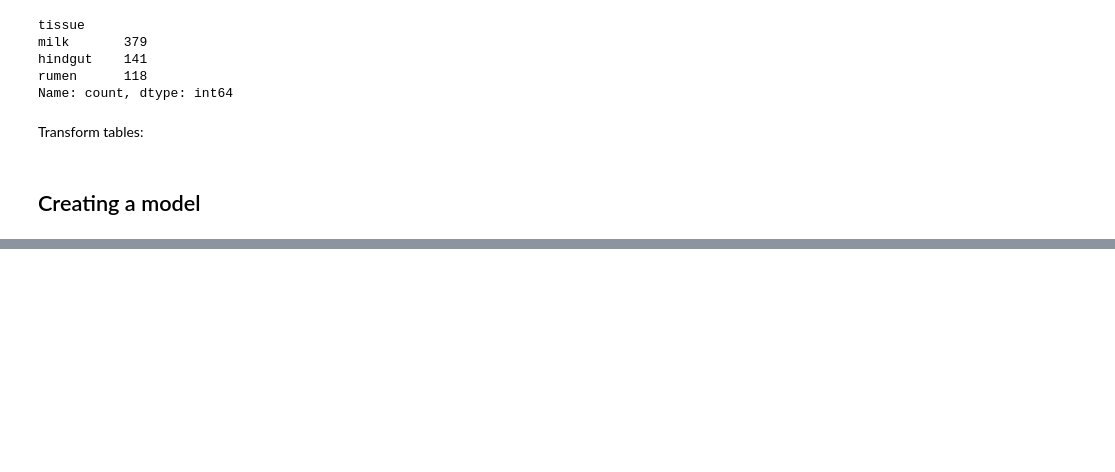
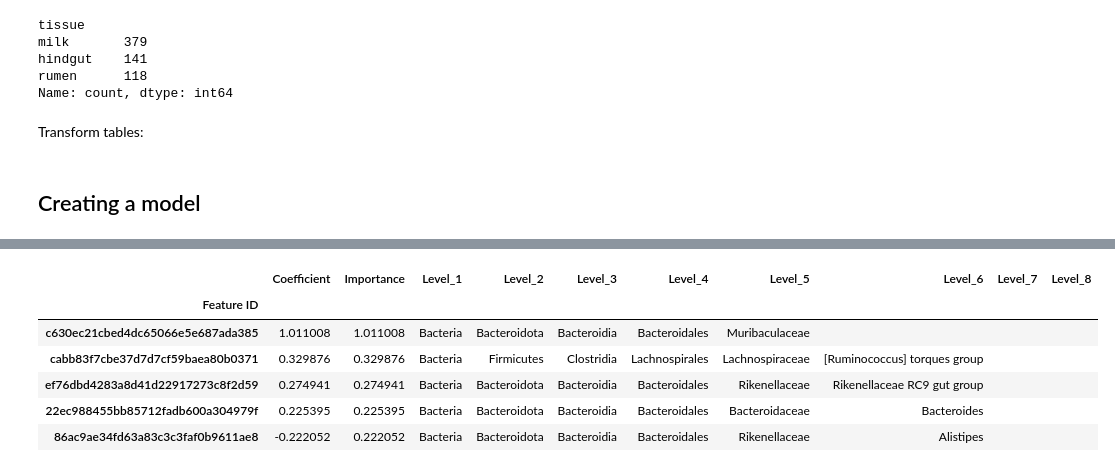
Before and after one commit to filippob/deep_micro_core, a Jupyter notebook: notebooks/03-logistic_regression.ipynb, the cells around one changed output, grey strips where cells are left out. Drawn from its saved outputs; the diff is of its cells as text; code cells hidden in the pictures; blank space fills up the shorter version.

Commit message:
:monocle_face: attempt to evaluate feature importance extract feature importance and associate it to taxonomies

```diff
--- a/notebooks/03-logistic_regression.ipynb
+++ b/notebooks/03-logistic_regression.ipynb
@@ -133,0 +149,7 @@ plt.show()
+# %%
+coefficients = best_model.coef_[0]
+feature_importance = pd.DataFrame({'Feature ID': X.columns, 'Coefficient': coefficients})
+feature_importance['Importance'] = np.abs(feature_importance['Coefficient'])
+feature_importance.set_index('Feature ID', inplace=True)
+feature_importance.sort_values(by='Importance', ascending=False, inplace=True)
+feature_importance.head(10)
@@ -133,0 +171,12 @@ plt.show()
+# %%
+taxonomy_file = project_directory / "merged_results/export/taxonomy/taxonomy.tsv"
+
+with open(taxonomy_file, 'r') as handle:
+    reader = csv.DictReader(handle, delimiter='\t')
+    taxonomies = [row for row in reader]
+
+taxonomies = {row['Feature ID']: row["Taxon"] for row in taxonomies}
+taxonomies = {key: value.split(";")[:-1] for key, value in taxonomies.items()}
+taxonomies = pd.DataFrame.from_dict(taxonomies, orient='index', columns=[f"Level_{i}" for i in range(1, 9)])
+taxonomies.index.name = "Feature ID"
+taxonomies.head()
@@ -133,0 +191,12 @@ plt.show()
+# %%
+merged_df = feature_importance.merge(taxonomies, left_index=True, right_index=True, how="inner")
+merged_df.to_csv(project_directory / "notebooks/feature_importance.csv", index=False)
+merged_df.head()
+# %% [output]
+|  | Coefficient | Importance | Level_1 | Level_2 | Level_3 | Level_4 | Level_5 | Level_6 | Level_7 | Level_8 |
+| Feature ID |  |  |  |  |  |  |  |  |  |  |
+| c630ec21cbed4dc65066e5e687ada385 | 1.011008 | 1.011008 | Bacteria | Bacteroidota | Bacteroidia | Bacteroidales | Muribaculaceae |  |  |  |
+| cabb83f7cbe37d7d7cf59baea80b0371 | 0.329876 | 0.329876 | Bacteria | Firmicutes | Clostridia | Lachnospirales | Lachnospiraceae | [Ruminococcus] torques group |  |  |
+| ef76dbd4283a8d41d22917273c8f2d59 | 0.274941 | 0.274941 | Bacteria | Bacteroidota | Bacteroidia | Bacteroidales | Rikenellaceae | Rikenellaceae RC9 gut group |  |  |
+| 22ec988455bb85712fadb600a304979f | 0.225395 | 0.225395 | Bacteria | Bacteroidota | Bacteroidia | Bacteroidales | Bacteroidaceae | Bacteroides |  |  |
+| 86ac9ae34fd63a83c3c3faf0b9611ae8 | -0.222052 | 0.222052 | Bacteria | Bacteroidota | Bacteroidia | Bacteroidales | Rikenellaceae | Alistipes |  |  |
```
Also changed, not shown: parts of 16 cells of this notebook, 1 other file.
